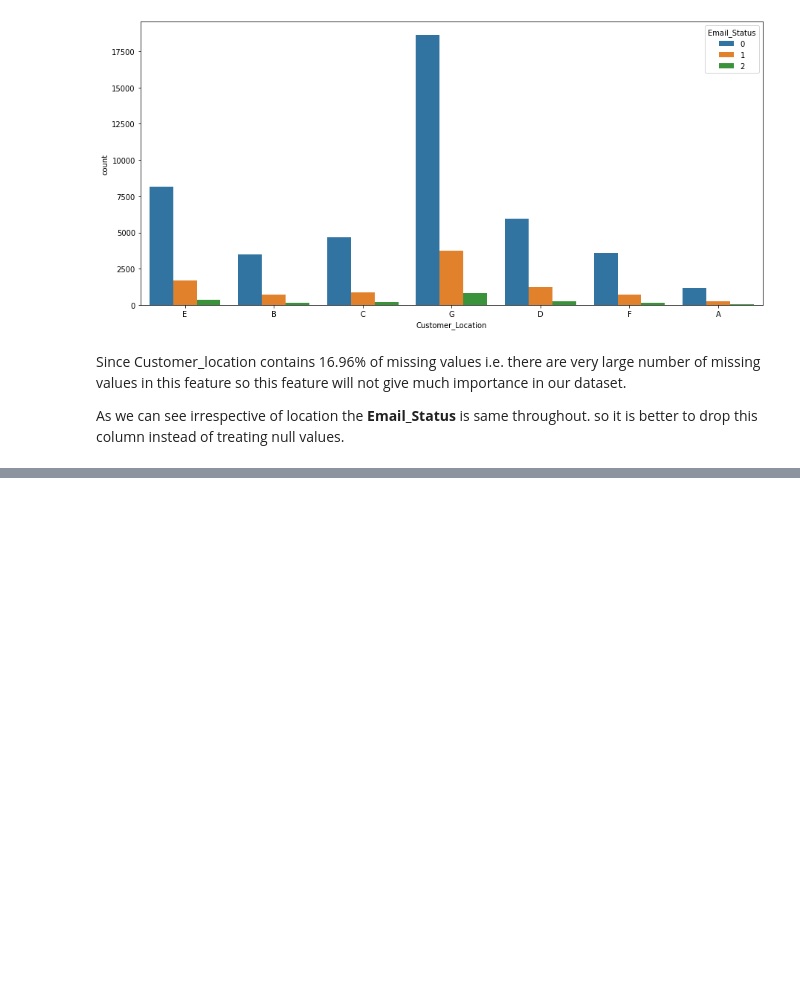
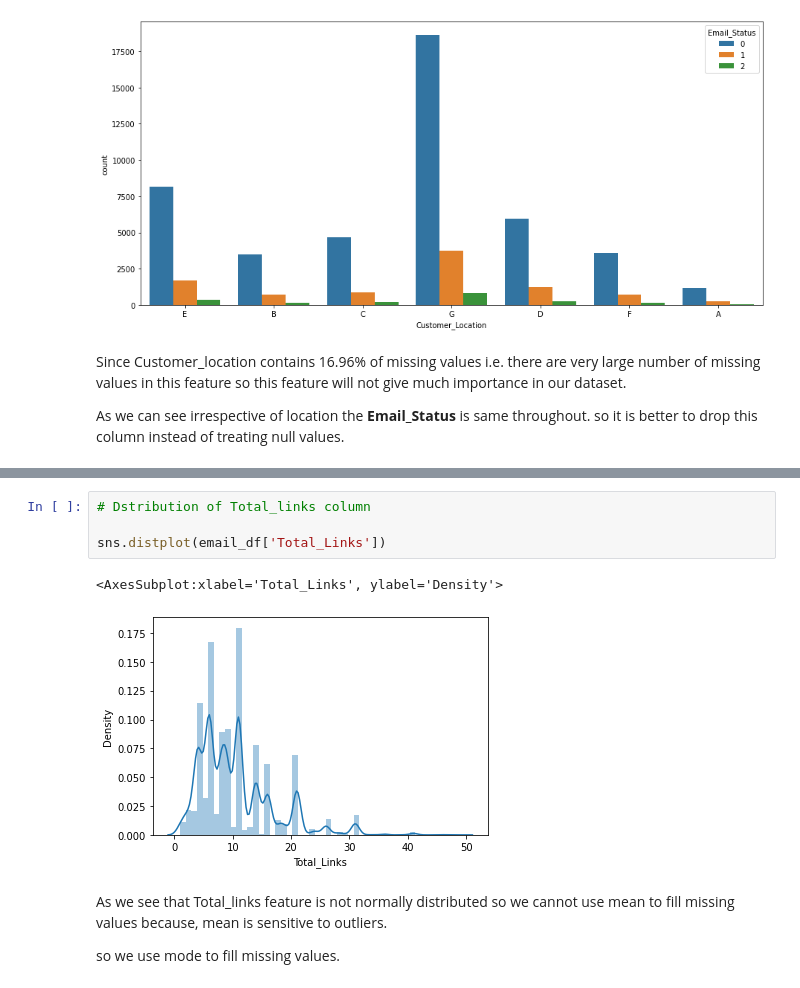
Before and after one commit to Suraj-7077/Supervised-ML-Classification-Email-campaign-prediction, a Jupyter notebook: Supervised_ML_Classification_Capstone_project_III_.ipynb, the cells around one changed output, grey strips where cells are left out. Cells and saved outputs as stored; diff of their text form; blank space fills up the shorter version.

```diff
--- a/Supervised_ML_Classification_Capstone_project_III_.ipynb
+++ b/Supervised_ML_Classification_Capstone_project_III_.ipynb
@@ -287,0 +360,11 @@ so it is better to drop this column instead of treating null values.
+# %%
+# Dstribution of Total_links column
+
+sns.distplot(email_df['Total_Links'])
+# %% [output]
+<AxesSubplot:xlabel='Total_Links', ylabel='Density'>
+[figure, added]
+# %% [markdown]
+As we see that Total_links feature is not normally distributed so we cannot use mean to fill missing values because, mean is sensitive to outliers.
+
+so we use mode to fill missing values.
```
Also changed, not shown: parts of 184 cells of this notebook.
